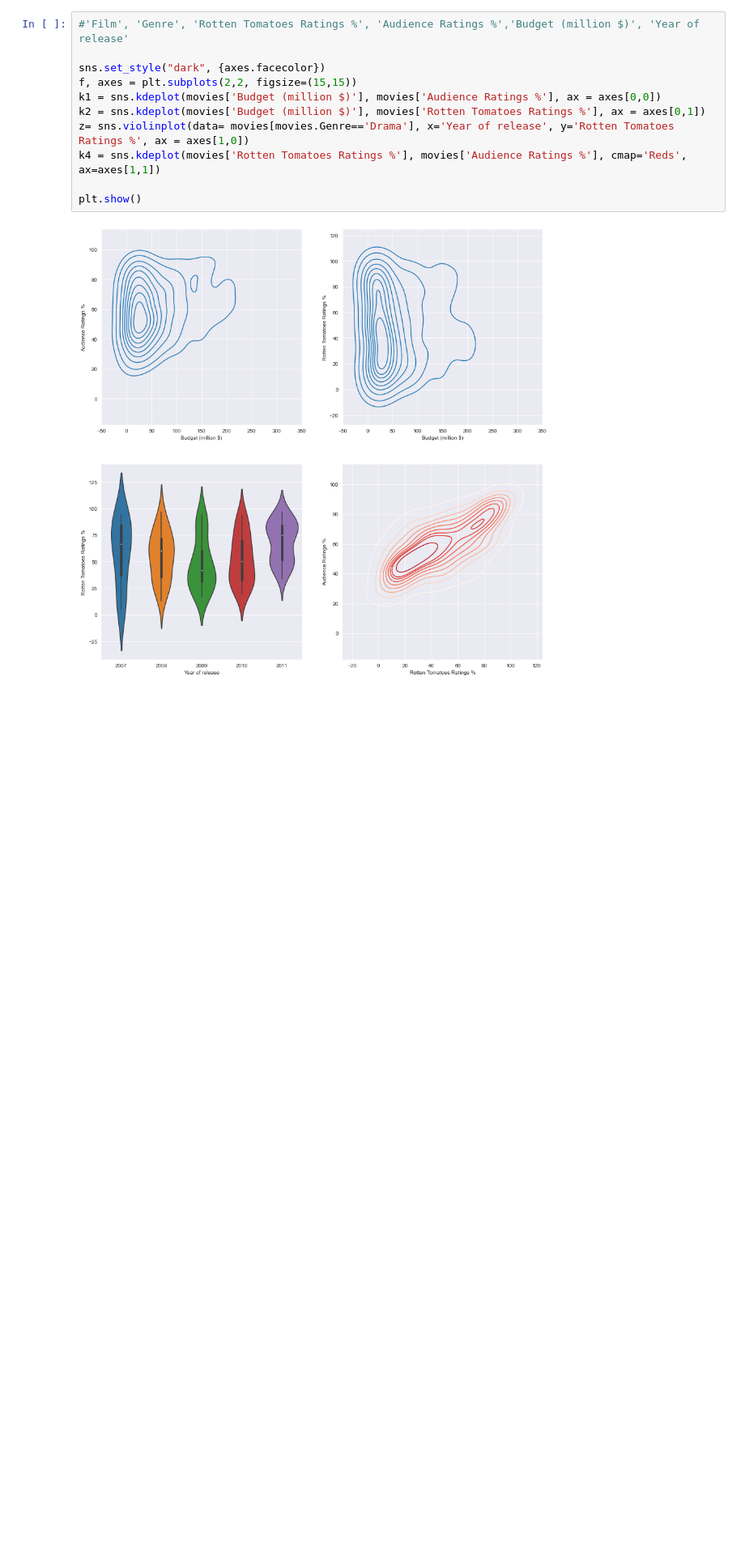
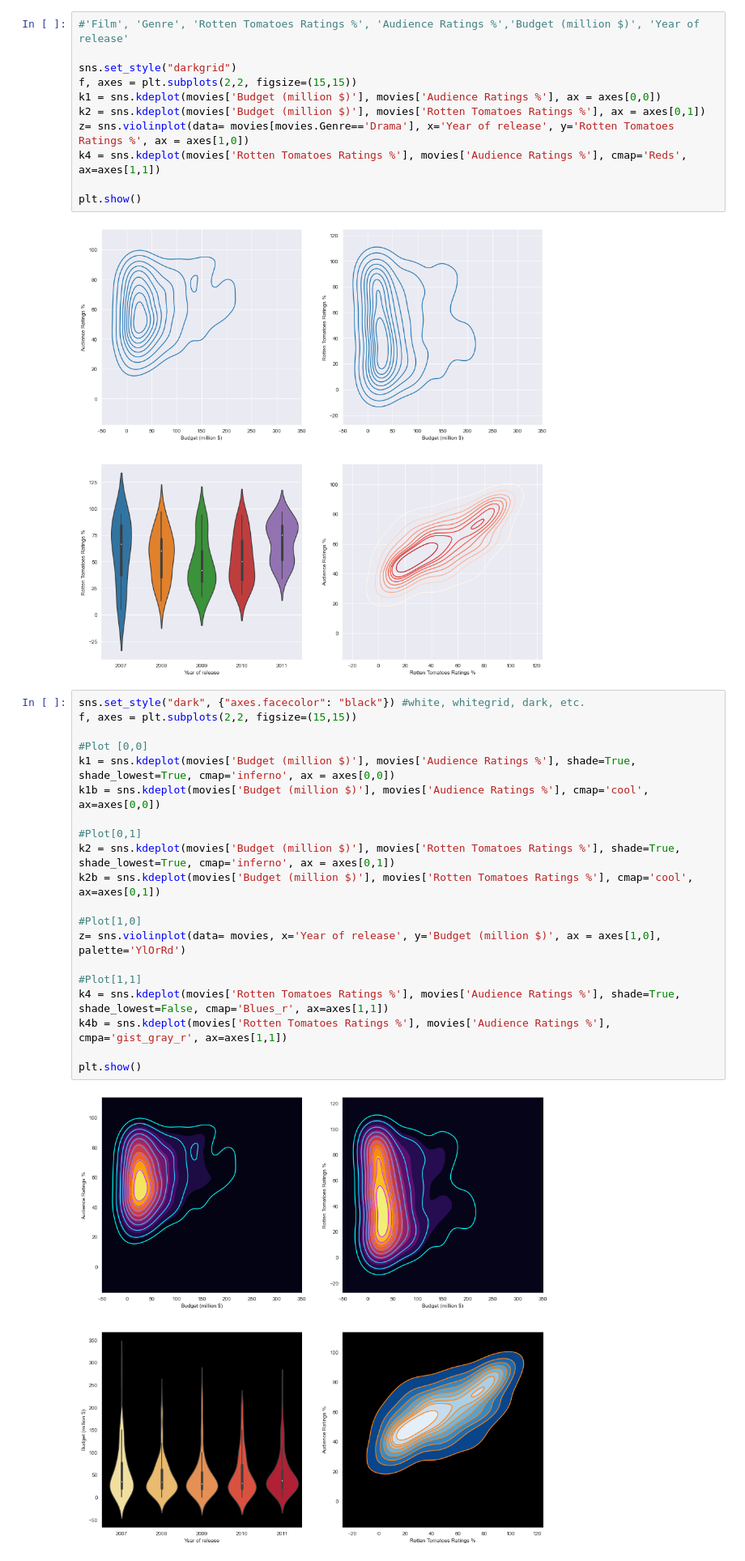
Before and after one commit to NikhilMeruva959/Python-Data-Analytics-Starter, a Jupyter notebook: Movie Ratings Analytics.ipynb, the cells around one changed output. Shown at 81% size. Cells and saved outputs as stored; diff of their text form; blank space fills up the shorter version.

Commit message:
Finished Movie Ratings Analytics, started Movie Analitics pt.2

```diff
--- a/Movie Ratings Analytics.ipynb
+++ b/Movie Ratings Analytics.ipynb
@@ -236,7 +236,7 @@ g = g.map(plt.scatter, 'Rotten Tomatoes Ratings %', 'Audience Ratings %')
 # %%
 #'Film', 'Genre', 'Rotten Tomatoes Ratings %', 'Audience Ratings %','Budget (million $)', 'Year of release'
 
-sns.set_style("dark", {axes.facecolor})
+sns.set_style("darkgrid")
 f, axes = plt.subplots(2,2, figsize=(15,15))
 k1 = sns.kdeplot(movies['Budget (million $)'], movies['Audience Ratings %'], ax = axes[0,0])
 k2 = sns.kdeplot(movies['Budget (million $)'], movies['Rotten Tomatoes Ratings %'], ax = axes[0,1])
@@ -246,3 +246,25 @@ k4 = sns.kdeplot(movies['Rotten Tomatoes Ratings %'], movies['Audience Ratings %
 plt.show()
 # %% [output]
 [figure]
+# %%
+sns.set_style("dark", {"axes.facecolor": "black"}) #white, whitegrid, dark, etc.
+f, axes = plt.subplots(2,2, figsize=(15,15))
+
+#Plot [0,0]
+k1 = sns.kdeplot(movies['Budget (million $)'], movies['Audience Ratings %'], shade=True, shade_lowest=True, cmap='inferno', ax = axes[0,0])
+k1b = sns.kdeplot(movies['Budget (million $)'], movies['Audience Ratings %'], cmap='cool', ax=axes[0,0])
+
+#Plot[0,1]
+k2 = sns.kdeplot(movies['Budget (million $)'], movies['Rotten Tomatoes Ratings %'], shade=True, shade_lowest=True, cmap='inferno', ax = axes[0,1])
+k2b = sns.kdeplot(movies['Budget (million $)'], movies['Rotten Tomatoes Ratings %'], cmap='cool', ax=axes[0,1])
+
+#Plot[1,0]
+z= sns.violinplot(data= movies, x='Year of release', y='Budget (million $)', ax = axes[1,0], palette='YlOrRd')
+
+#Plot[1,1]
+k4 = sns.kdeplot(movies['Rotten Tomatoes Ratings %'], movies['Audience Ratings %'], shade=True, shade_lowest=False, cmap='Blues_r', ax=axes[1,1])
+k4b = sns.kdeplot(movies['Rotten Tomatoes Ratings %'], movies['Audience Ratings %'], cmpa='gist_gray_r', ax=axes[1,1])
+
+plt.show()
+# %% [output]
+[figure, added]
```
Also changed, not shown: parts of 1 cell of this notebook, 4 other files.
